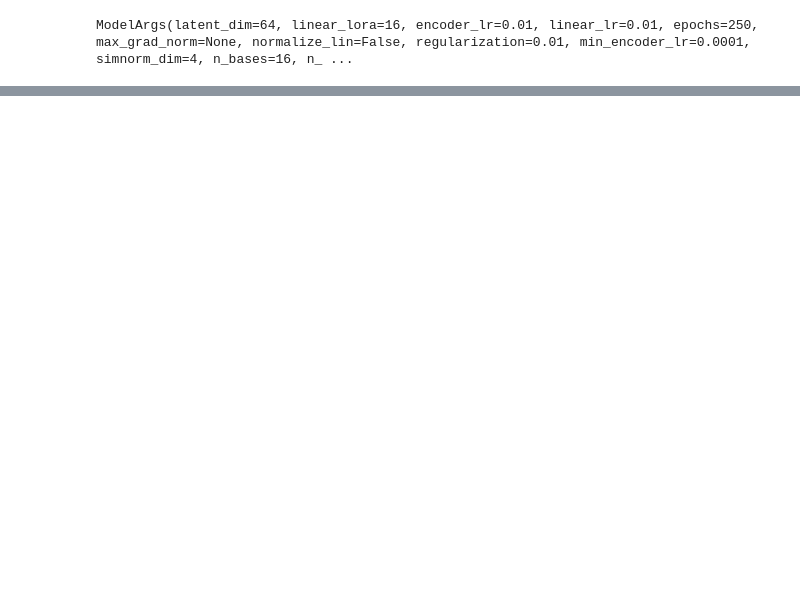
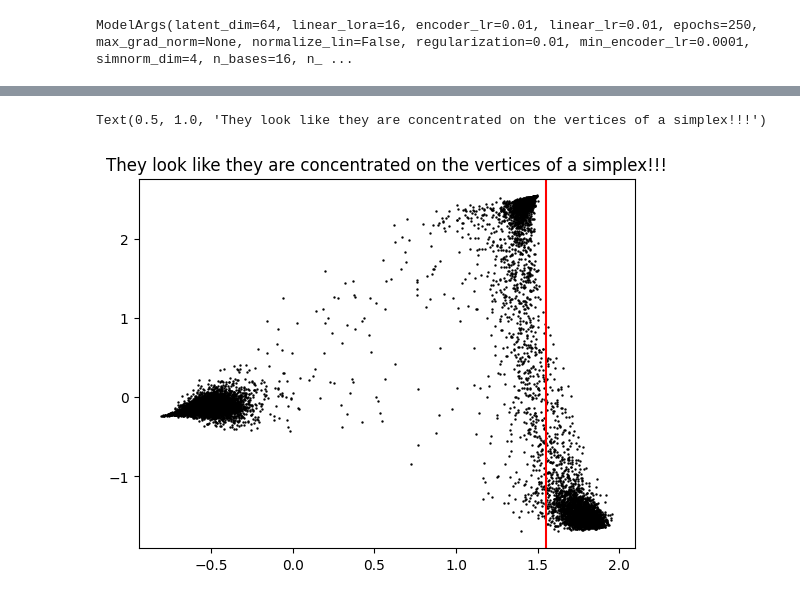
Before and after one commit to pietronvll/encoderops, a Jupyter notebook: scratch.ipynb, the cells around one changed output, grey strips where cells are left out. Cells and saved outputs as stored; diff of their text form; code cells hidden in the pictures; blank space fills up the shorter version.

```diff
--- a/scratch.ipynb
+++ b/scratch.ipynb
@@ -248,0 +195,5 @@ Text(0.5, 0, 'Deep-TICA 2')
+# %%
+plt.scatter(r_fun[:, 0].real, r_fun[:, 1].real, color='k', s = 0.5)
+plt.axvline(1.55, color='r')
+plt.title("They look like they are concentrated on the vertices of a simplex!!!")
+# %% [output]
@@ -248,0 +201,2 @@ Text(0.5, 0, 'Deep-TICA 2')
+Text(0.5, 1.0, 'They look like they are concentrated on the vertices of a simplex!!!')
+[figure, added]
```
Also changed, not shown: parts of 13 cells of this notebook.
